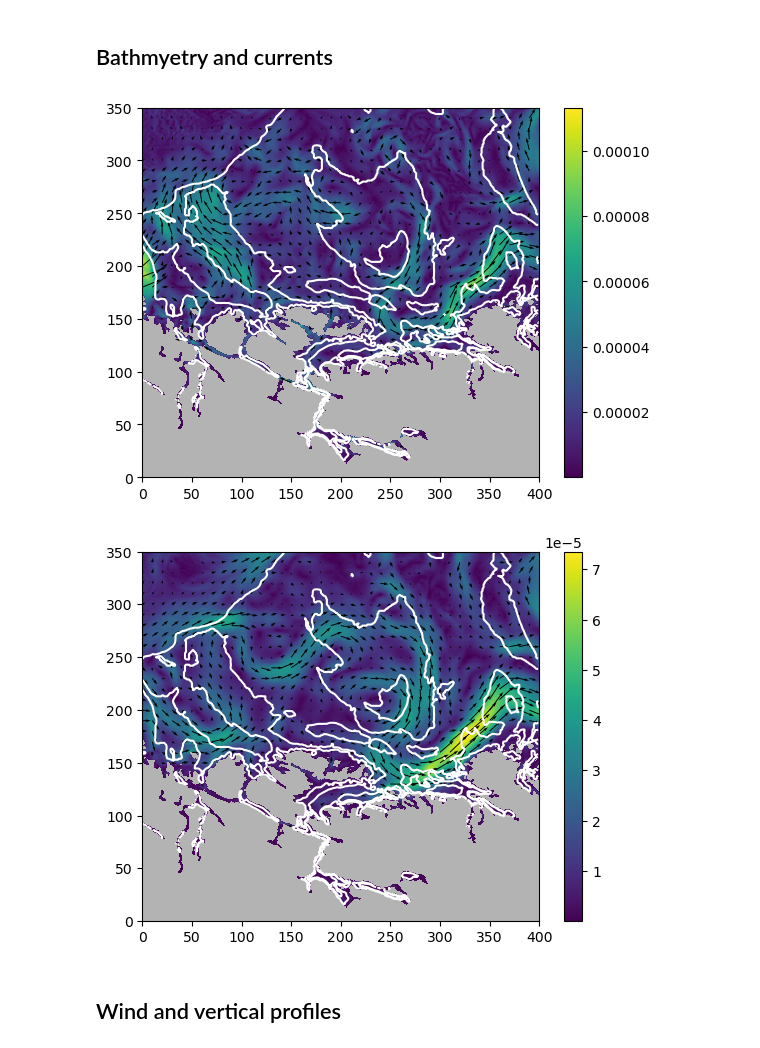
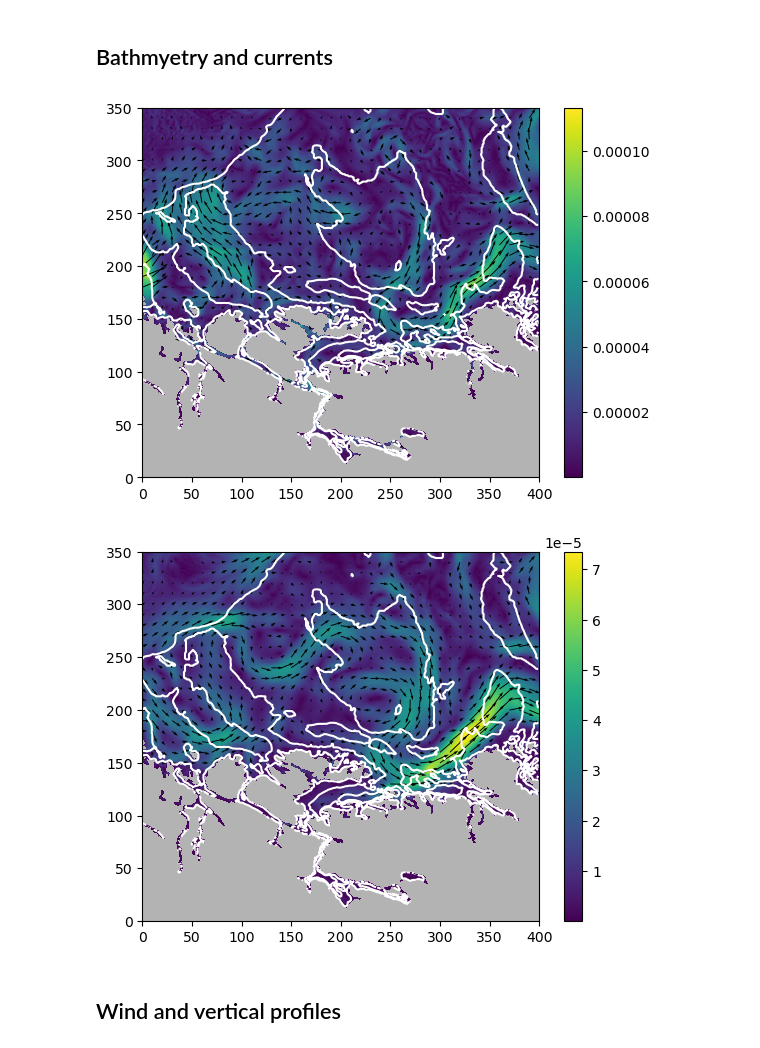
Before and after one commit to butterman0/SINMOD-model-exercise, a Jupyter notebook: ExercisesV2.ipynb, the cells around one changed output. Saved outputs shown, nothing was run; the diff lists cells and outputs as text; code cells hidden in the pictures.

```diff
--- a/ExercisesV2.ipynb
+++ b/ExercisesV2.ipynb
@@ -83,25 +83,25 @@ P-value: 6.495505243317896e-17
 # %%
 from getVariable import get_variable
 import numpy as np
 import matplotlib.pyplot as plt
 from plotWithContours import plot_with_contours
 
 time_step = 216
 
-u_field = get_variable("dataset.nc", "u-velocity", layers=10, samples=time_step)
-v_field = get_variable("dataset.nc", "v-velocity", layers=10, samples=time_step)
+u_field = get_variable("dataset.nc", "u-velocity", samples=time_step, layers=10)
+v_field = get_variable("dataset.nc", "v-velocity", samples=time_step, layers=10)
 depth = get_variable("dataset.nc", "depth")
 
-plot_with_contours(u_field.T, v_field.T, depth.T, 10, [150, 250, 400])
+plot_with_contours(u_field.T, v_field.T, depth.T, 10, [100, 250, 400])
 
 # Averaging over time
 u_field_av = np.average(get_variable("dataset.nc", "u-velocity",layers=10), axis=0)
 v_field_av = np.average(get_variable("dataset.nc", "v-velocity",layers=10), axis=0)
 
-plot_with_contours(u_field_av.T, v_field_av.T, depth.T, 10, [150, 250, 400])
+plot_with_contours(u_field_av.T, v_field_av.T, depth.T, 10, [100, 250, 400])
 # %% [output]
-[figure, old version]
+[figure, new version]
-[figure, old version]
+[figure, new version]
 # %% [markdown]
 ## Wind and vertical profiles
 # %%
```
Also changed, not shown: parts of 8 cells of this notebook, 1 other file.
